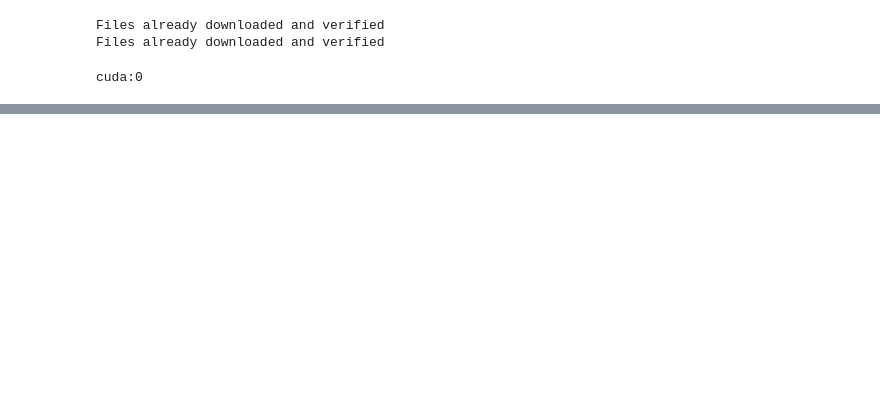
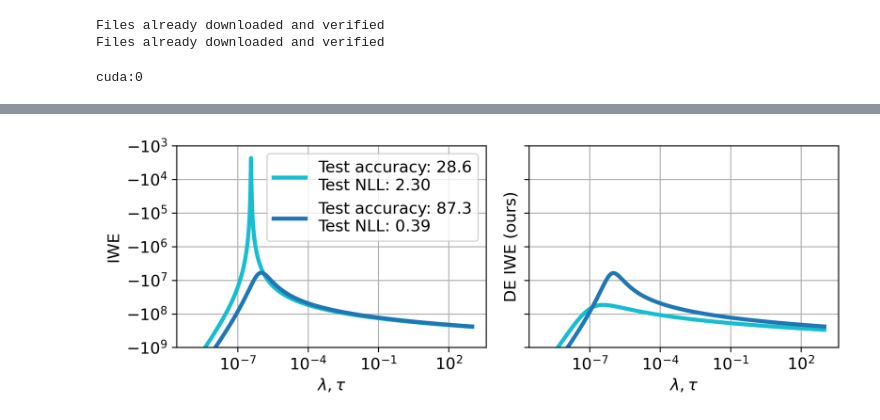
Before and after one commit to tufts-ml/data-emphasized-ELBo, a Jupyter notebook: notebooks/Figure_1.ipynb, the cells around one changed output, grey strips where cells are left out. Drawn from its saved outputs; the diff is of its cells as text; code cells hidden in the pictures; blank space fills up the shorter version.

```diff
--- a/notebooks/Figure_1.ipynb
+++ b/notebooks/Figure_1.ipynb
@@ -126,0 +169,45 @@ plt.show()
+# %%
+with torch.no_grad():
+    bad_model_iwe = []
+    bad_model_de_iwe = []
+
+    for lambd in np.logspace(-9, 3, 1000):
+        sample_iwe = []
+        sample_de_iwe = []
+        lambda_star = torch.tensor(lambd).to(device)
+        tau_star = torch.tensor(lambd).to(device)
+        bb_p = torch.distributions.independent.Independent(torch.distributions.normal.Normal(bb_loc, torch.sqrt(lambda_star)), 1)
+        bb_q = torch.distributions.independent.Independent(torch.distributions.normal.Normal(bad_params[:len(bb_loc)], torch.nn.functional.softplus(bad_sigma_param)), 1)
+        clf_p = torch.distributions.independent.Independent(torch.distributions.normal.Normal(torch.zeros_like(bad_params[len(bb_loc):]), torch.sqrt(tau_star)), 1)
+        clf_q = torch.distributions.independent.Independent(torch.distributions.normal.Normal(bad_params[len(bb_loc):], torch.nn.functional.softplus(bad_sigma_param)), 1)
+        for sample_metrics, sampled_params in zip(bad_sample_metrics, bad_sampled_params):
+            sample_iwe.append(n * -sample_metrics['nll'] + (bb_p.log_prob(sampled_params[:len(bb_loc)]) + clf_p.log_prob(sampled_params[len(bb_loc):])) - (bb_q.log_prob(sampled_params[:len(bb_loc)]) + clf_q.log_prob(sampled_params[len(bb_loc):])))
+            sample_de_iwe.append(len(bad_params) * -sample_metrics['nll'] + (bb_p.log_prob(sampled_params[:len(bb_loc)]) + clf_p.log_prob(sampled_params[len(bb_loc):])) - (bb_q.log_prob(sampled_params[:len(bb_loc)]) + clf_q.log_prob(sampled_params[len(bb_loc):])))
+        bad_model_iwe.append(np.log(1/num_samples) + torch.logsumexp(torch.stack(sample_iwe), dim=0).item())
+        bad_model_de_iwe.append(np.log(1/num_samples) + torch.logsumexp(torch.stack(sample_de_iwe), dim=0).item())
+# %%
+ncols, nrows = 2, 1
+
+fig, axs = plt.subplots(figsize=(4*ncols, 3*nrows), dpi=300, ncols=ncols, nrows=nrows, sharey=True)
+axs[0].plot(np.logspace(-9, 3, 1000), np.array(bad_model_iwe), color='#17BECF', label='Test accuracy: 28.6\nTest NLL: 2.30', linewidth=3)
+axs[0].plot(np.logspace(-9, 3, 1000), np.array(good_model_iwe), color='#1F77B4', label='Test accuracy: 87.3\nTest NLL: 0.39', linewidth=3)
+axs[0].set_xscale('log')
+axs[0].set_yscale('symlog', linthresh=0.1)
+axs[0].set_ylim(-1e9, -1e3)
+axs[0].set_xlabel(r'$\lambda, \tau$')
+axs[0].set_ylabel('IWE')
+axs[0].legend()
+axs[0].grid()
+axs[1].plot(np.logspace(-9, 3, 1000), np.array(bad_model_de_iwe), color='#17BECF', linewidth=3)
+axs[1].plot(np.logspace(-9, 3, 1000), np.array(good_model_de_iwe), color='#1F77B4', linewidth=3)
+axs[1].set_xscale('log')
+axs[1].set_yscale('symlog', linthresh=0.1)
+axs[1].set_ylim(-1e9, -1e3)
+axs[1].set_xlabel(r'$\lambda, \tau$')
+axs[1].set_ylabel(r'DE IWE (ours)')
+axs[1].grid()
+fig.tight_layout()
+fig.savefig('iwe_comparison.pdf', bbox_inches='tight')
+plt.show()
+# %% [output]
+[figure, added]
```
Also changed, not shown: parts of 7 cells of this notebook, 6 other files.
